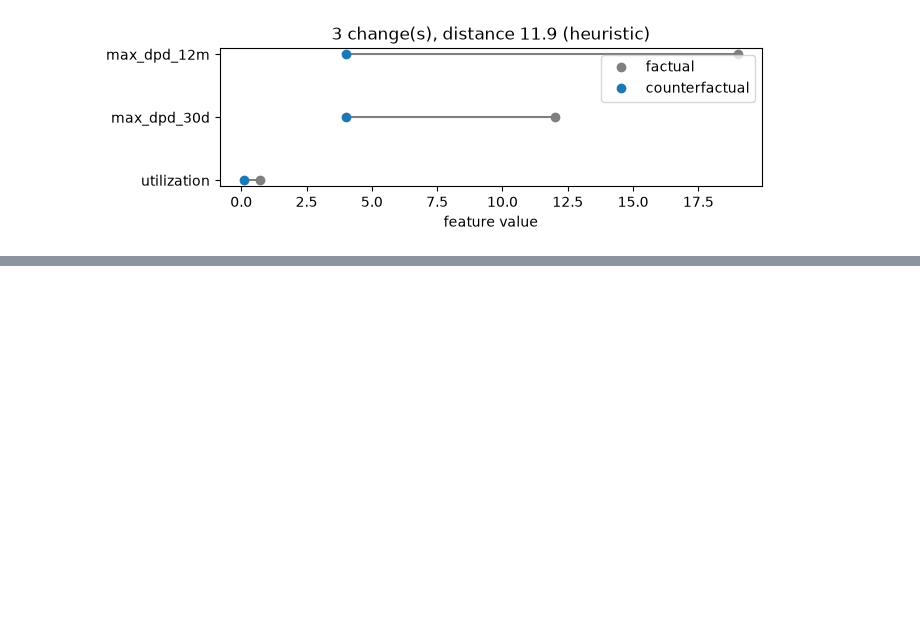
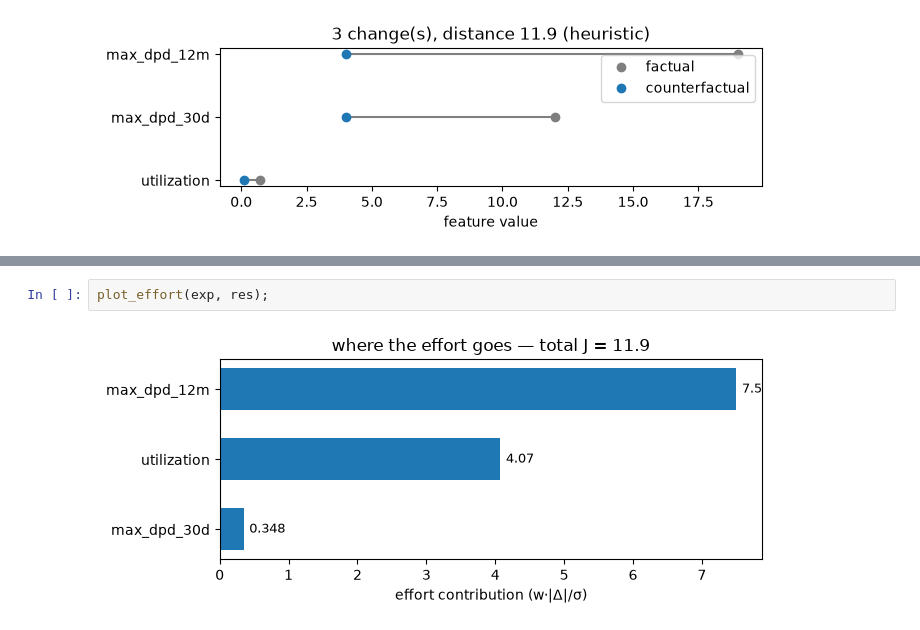
Before and after one commit to wlazlod/treecf, a Jupyter notebook: docs/notebooks/01-quickstart.ipynb, the cells around one changed output, grey strips where cells are left out. Saved outputs shown, nothing was run; the diff lists cells and outputs as text; blank space fills up the shorter version.

```diff
--- a/docs/notebooks/01-quickstart.ipynb
+++ b/docs/notebooks/01-quickstart.ipynb
@@ -85,0 +94,4 @@ plot_changes(res);
+# %%
+plot_effort(exp, res);
+# %% [output]
+[figure, added]
```
Also changed, not shown: parts of 2 cells of this notebook, 15 other files.
